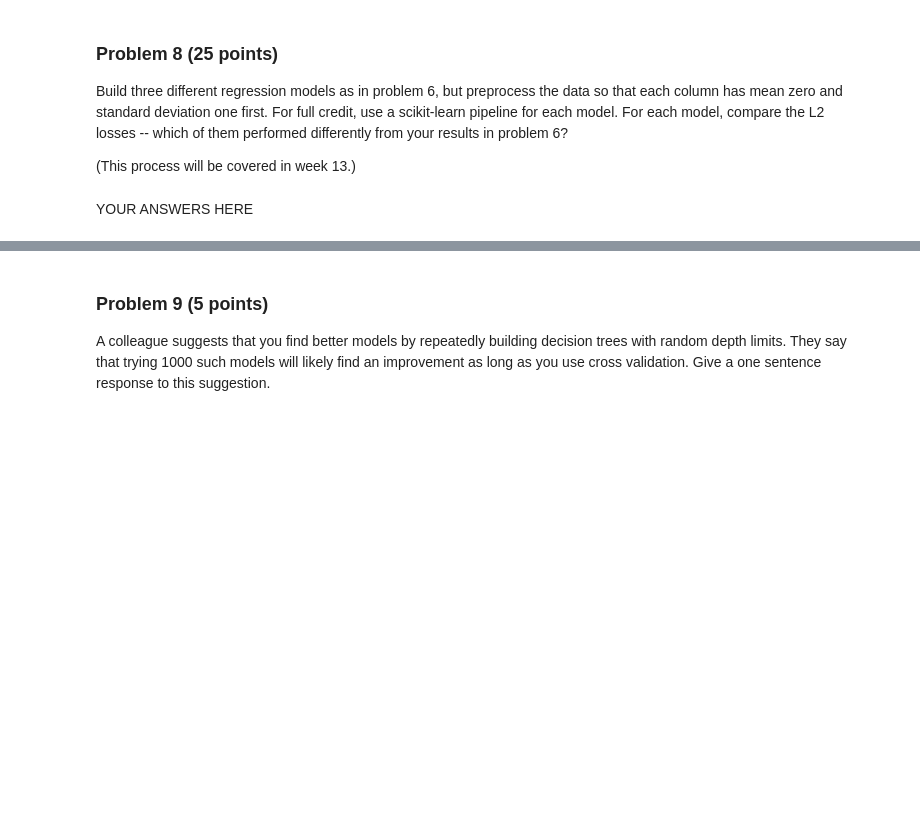
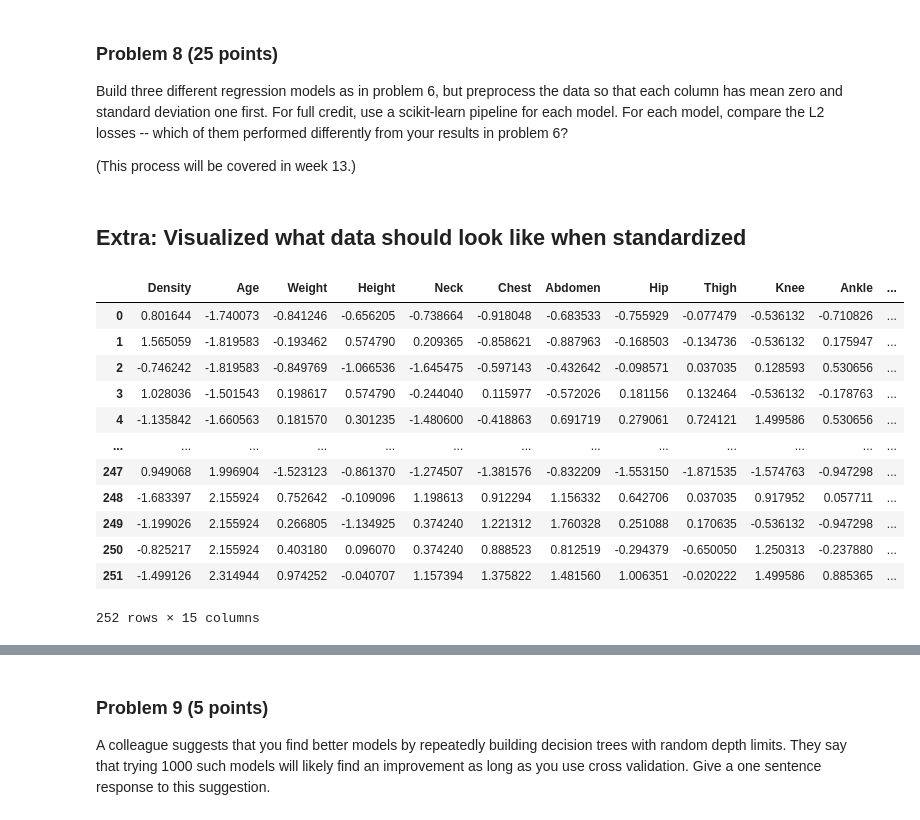
Before and after one commit to aidandig/dx602-final-project, a Jupyter notebook: project.ipynb, the cells around one changed output, grey strips where cells are left out. Drawn from its saved outputs; the diff is of its cells as text; code cells hidden in the pictures; blank space fills up the shorter version.

```diff
--- a/project.ipynb
+++ b/project.ipynb
@@ -774,2 +776,25 @@ For each model, compare the L2 losses -- which of them performed differently fro
-# %% [markdown]
-YOUR ANSWERS HERE
+# %% [markdown]
+## Extra: Visualized what data should look like when standardized
+# %%
+from sklearn.preprocessing import StandardScaler
+from sklearn.pipeline import make_pipeline
+
+# Standardize the Data
+scaler = StandardScaler()
+body_fat_standardized = scaler.fit_transform(body_fat)
+body_fat_standardized = pd.DataFrame(body_fat_standardized, columns=body_fat.columns)
+body_fat_standardized
+# %% [output]
+|  | Density | Age | Weight | Height | Neck | Chest | Abdomen | Hip | Thigh | Knee | Ankle | ... |
+| 0 | 0.801644 | -1.740073 | -0.841246 | -0.656205 | -0.738664 | -0.918048 | -0.683533 | -0.755929 | -0.077479 | -0.536132 | -0.710826 | ... |
+| 1 | 1.565059 | -1.819583 | -0.193462 | 0.574790 | 0.209365 | -0.858621 | -0.887963 | -0.168503 | -0.134736 | -0.536132 | 0.175947 | ... |
+| 2 | -0.746242 | -1.819583 | -0.849769 | -1.066536 | -1.645475 | -0.597143 | -0.432642 | -0.098571 | 0.037035 | 0.128593 | 0.530656 | ... |
+| 3 | 1.028036 | -1.501543 | 0.198617 | 0.574790 | -0.244040 | 0.115977 | -0.572026 | 0.181156 | 0.132464 | -0.536132 | -0.178763 | ... |
+| 4 | -1.135842 | -1.660563 | 0.181570 | 0.301235 | -1.480600 | -0.418863 | 0.691719 | 0.279061 | 0.724121 | 1.499586 | 0.530656 | ... |
+| ... | ... | ... | ... | ... | ... | ... | ... | ... | ... | ... | ... | ... |
+| 247 | 0.949068 | 1.996904 | -1.523123 | -0.861370 | -1.274507 | -1.381576 | -0.832209 | -1.553150 | -1.871535 | -1.574763 | -0.947298 | ... |
+| 248 | -1.683397 | 2.155924 | 0.752642 | -0.109096 | 1.198613 | 0.912294 | 1.156332 | 0.642706 | 0.037035 | 0.917952 | 0.057711 | ... |
+| 249 | -1.199026 | 2.155924 | 0.266805 | -1.134925 | 0.374240 | 1.221312 | 1.760328 | 0.251088 | 0.170635 | -0.536132 | -0.947298 | ... |
+| 250 | -0.825217 | 2.155924 | 0.403180 | 0.096070 | 0.374240 | 0.888523 | 0.812519 | -0.294379 | -0.650050 | 1.250313 | -0.237880 | ... |
+| 251 | -1.499126 | 2.314944 | 0.974252 | -0.040707 | 1.157394 | 1.375822 | 1.481560 | 1.006351 | -0.020222 | 1.499586 | 0.885365 | ... |
+252 rows × 15 columns
```
Also changed, not shown: parts of 19 cells of this notebook.
